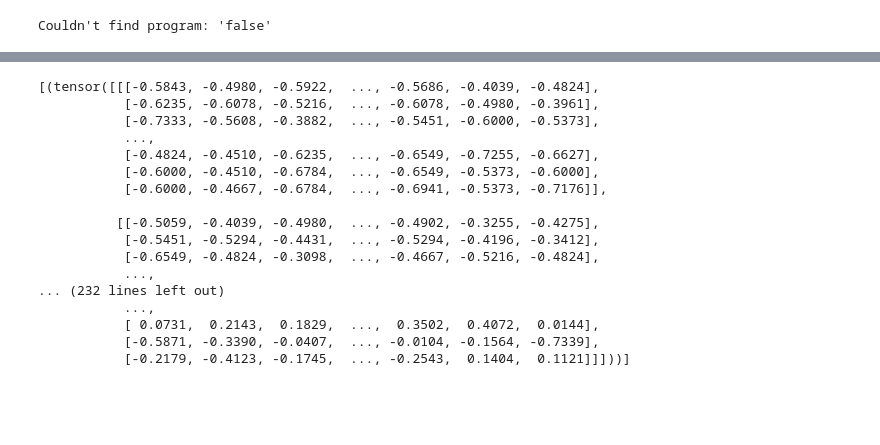
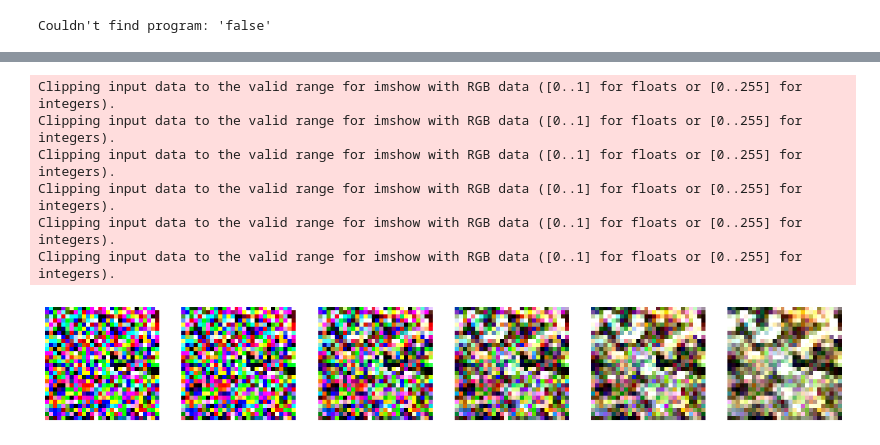
Before and after one commit to AntN21/IIN_universal_inverse_problem, a Jupyter notebook: demo_perso.ipynb, the cells around one changed output, grey strips where cells are left out. Drawn from its saved outputs; the diff is of its cells as text; code cells hidden in the pictures; blank space fills up the shorter version.

```diff
--- a/demo_perso.ipynb
+++ b/demo_perso.ipynb
@@ -258,0 +245,17 @@ AttributeError: 'Axes' object has no attribute 'ravel'
+# %%
+def simple_synthesis(denoiser, greyscale, h=0.1, gamma = 0., iter = 25):
+    if greyscale:
+        C = 1
+    else:
+        C = 3
+    y = torch.randn((1,C,28,28)) + .5
+
+    imgs = [y.clone().transpose(-3,-2).transpose(-2,-1).squeeze().detach().numpy()]
+    for i in range(iter):
+        y += h*(denoiser(y) - y)   +  (gamma *torch.randn_like(y) ) / (i+1)
+
+        if i % 5 == 0:
+            imgs.append(y.clone().transpose(-3,-2).transpose(-2,-1).squeeze().detach().numpy())
+        # plt.imshow(y.squeeze().detach().numpy())
+        # plt.show()
+    plot_side_by_side(imgs)
@@ -335,20 +336,16 @@ sample = custom_dataset[0]
-# %%
-sample
-# %% [output]
-[(tensor([[[-0.5843, -0.4980, -0.5922,  ..., -0.5686, -0.4039, -0.4824],
-           [-0.6235, -0.6078, -0.5216,  ..., -0.6078, -0.4980, -0.3961],
-           [-0.7333, -0.5608, -0.3882,  ..., -0.5451, -0.6000, -0.5373],
-           ...,
-           [-0.4824, -0.4510, -0.6235,  ..., -0.6549, -0.7255, -0.6627],
-           [-0.6000, -0.4510, -0.6784,  ..., -0.6549, -0.5373, -0.6000],
-           [-0.6000, -0.4667, -0.6784,  ..., -0.6941, -0.5373, -0.7176]],
-
-          [[-0.5059, -0.4039, -0.4980,  ..., -0.4902, -0.3255, -0.4275],
-           [-0.5451, -0.5294, -0.4431,  ..., -0.5294, -0.4196, -0.3412],
-           [-0.6549, -0.4824, -0.3098,  ..., -0.4667, -0.5216, -0.4824],
-           ...,
-... (232 lines left out)
-           ...,
-           [ 0.0731,  0.2143,  0.1829,  ...,  0.3502,  0.4072,  0.0144],
-           [-0.5871, -0.3390, -0.0407,  ..., -0.0104, -0.1564, -0.7339],
-           [-0.2179, -0.4123, -0.1745,  ..., -0.2543,  0.1404,  0.1121]]]))]
+# %%
+args = def_args(grayscale=False,num_kernels=64)
+# Initialize the model, loss function, and optimizer
+model = BF_CNN(args)
+model.load_state_dict(torch.load('code/bf_cnn_trained_with_crops_60x60_768.pth',map_location=torch.device('cpu')))
+model.eval();
+# %%
+simple_synthesis(model,False)
+# %% [output]
+Clipping input data to the valid range for imshow with RGB data ([0..1] for floats or [0..255] for integers).
+Clipping input data to the valid range for imshow with RGB data ([0..1] for floats or [0..255] for integers).
+Clipping input data to the valid range for imshow with RGB data ([0..1] for floats or [0..255] for integers).
+Clipping input data to the valid range for imshow with RGB data ([0..1] for floats or [0..255] for integers).
+Clipping input data to the valid range for imshow with RGB data ([0..1] for floats or [0..255] for integers).
+Clipping input data to the valid range for imshow with RGB data ([0..1] for floats or [0..255] for integers).
+[figure, added]
```
Also changed, not shown: parts of 8 cells of this notebook, 4 other files.
